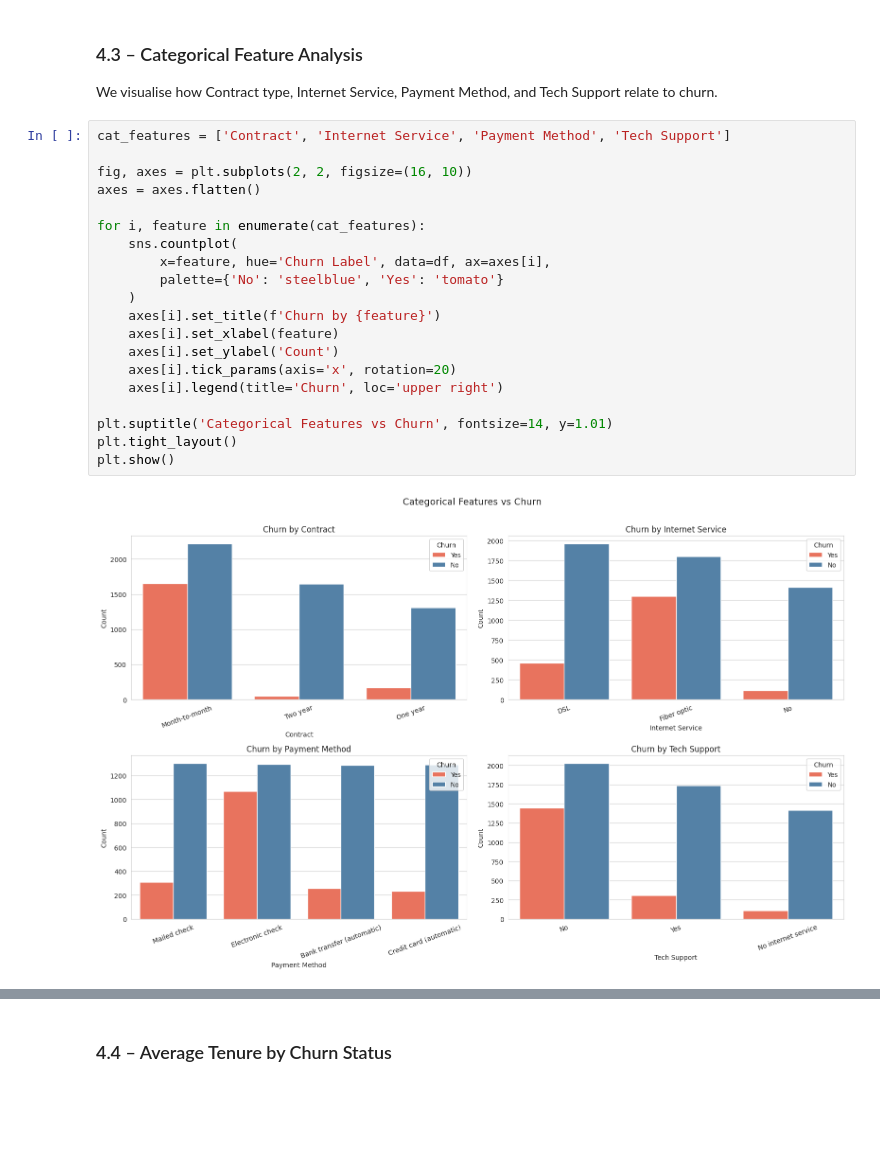
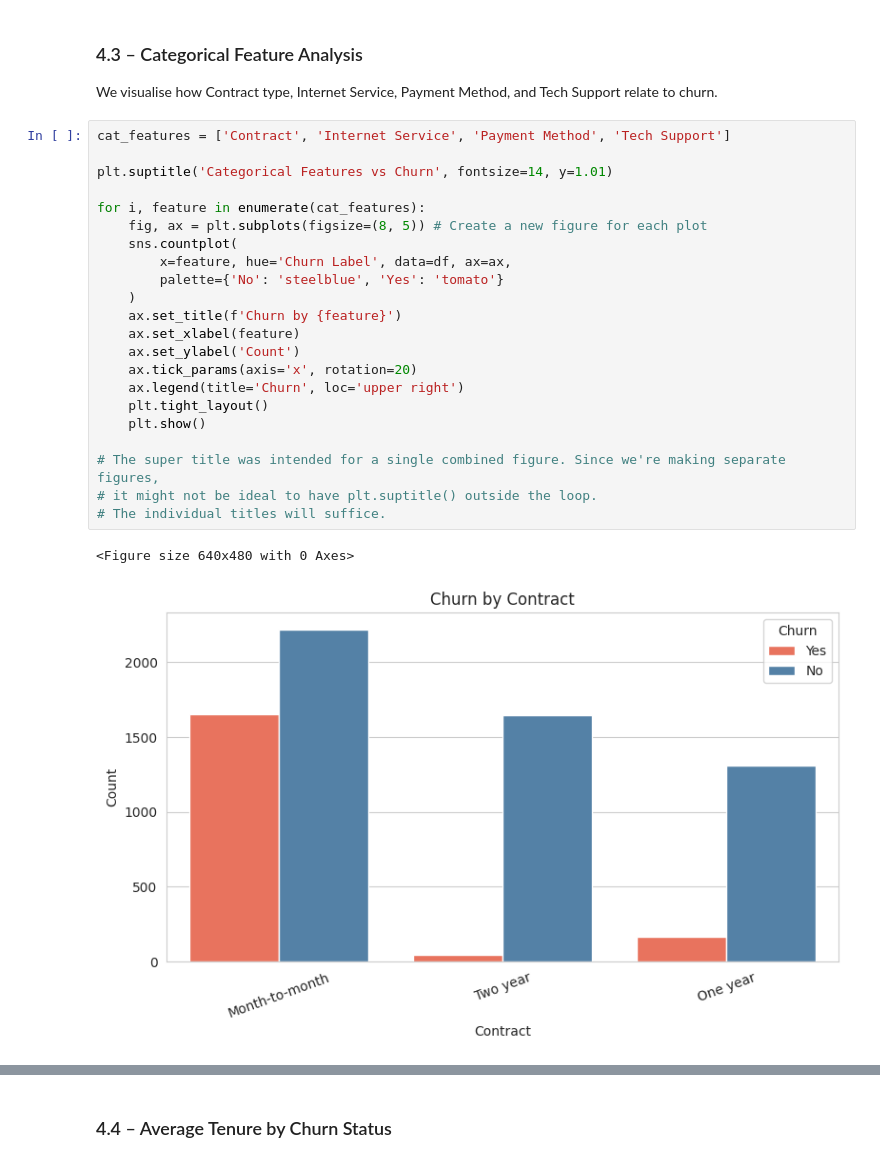
Before and after one commit to Rishabh-8755/CUSTOMER-SEGMENTATION-PROJECT, a Jupyter notebook: Telco_Churn_Analysis_XGBoost (1).ipynb, the cells around one changed output, grey strips where cells are left out. Saved outputs shown, nothing was run; the diff lists cells and outputs as text; blank space fills up the shorter version.

```diff
--- a/Telco_Churn_Analysis_XGBoost (1).ipynb
+++ b/Telco_Churn_Analysis_XGBoost (1).ipynb
@@ -223,22 +232,25 @@ We visualise how Contract type, Internet Service, Payment Method, and Tech Suppo
 # %%
 cat_features = ['Contract', 'Internet Service', 'Payment Method', 'Tech Support']
 
-fig, axes = plt.subplots(2, 2, figsize=(16, 10))
-axes = axes.flatten()
+plt.suptitle('Categorical Features vs Churn', fontsize=14, y=1.01)
 
 for i, feature in enumerate(cat_features):
+    fig, ax = plt.subplots(figsize=(8, 5)) # Create a new figure for each plot
     sns.countplot(
-        x=feature, hue='Churn Label', data=df, ax=axes[i],
+        x=feature, hue='Churn Label', data=df, ax=ax,
         palette={'No': 'steelblue', 'Yes': 'tomato'}
     )
-    axes[i].set_title(f'Churn by {feature}')
-    axes[i].set_xlabel(feature)
-    axes[i].set_ylabel('Count')
-    axes[i].tick_params(axis='x', rotation=20)
-    axes[i].legend(title='Churn', loc='upper right')
+    ax.set_title(f'Churn by {feature}')
+    ax.set_xlabel(feature)
+    ax.set_ylabel('Count')
+    ax.tick_params(axis='x', rotation=20)
+    ax.legend(title='Churn', loc='upper right')
+    plt.tight_layout()
+    plt.show()
 
-plt.suptitle('Categorical Features vs Churn', fontsize=14, y=1.01)
-plt.tight_layout()
-plt.show()
+# The super title was intended for a single combined figure. Since we're making separate figures,
+# it might not be ideal to have plt.suptitle() outside the loop.
+# The individual titles will suffice.
 # %% [output]
+<Figure size 640x480 with 0 Axes>
-[figure, old version]
+[figure, new version]
```
Also changed, not shown: parts of 8 cells of this notebook.
